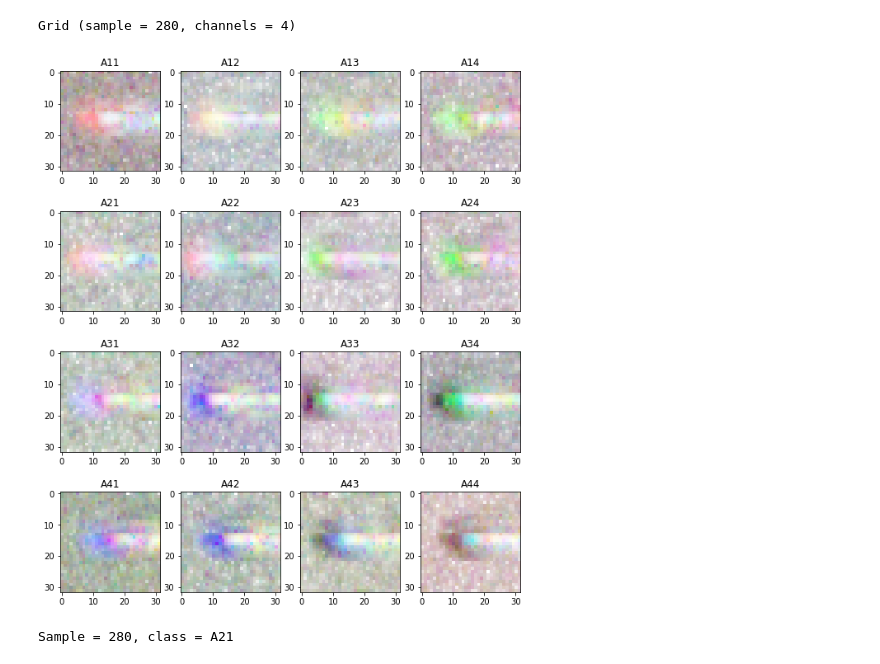
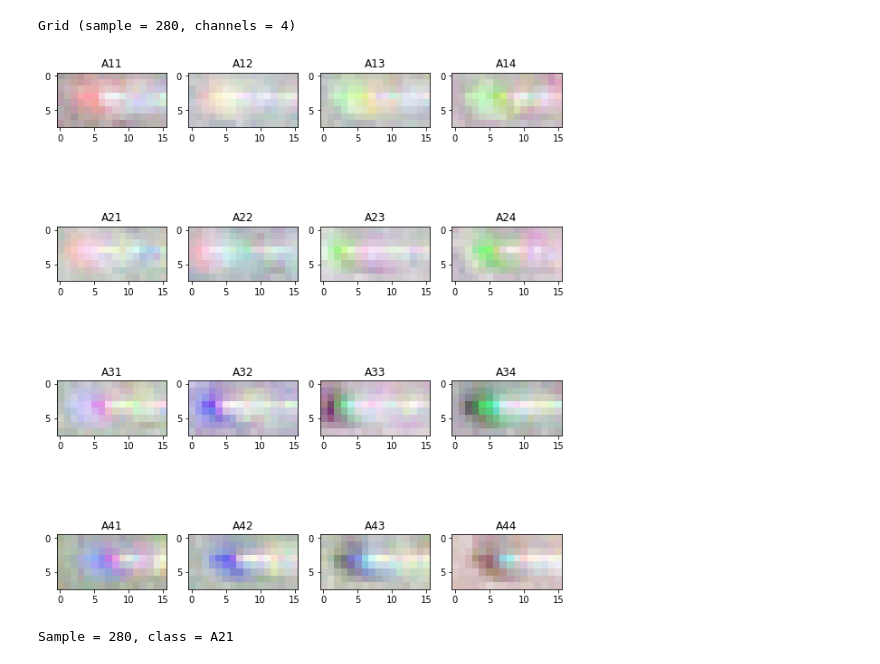
Before and after one commit to YaribNevarez/deep-learning-approach-for-detection-and-localization-of-structural-anomalies, a Jupyter notebook: piezo_sensor_setup/model.ipynb, the cells around one changed output. Saved outputs shown, nothing was run; the diff lists cells and outputs as text; code cells hidden in the pictures.

Commit message:
Crop and resize input tensor

```diff
--- a/piezo_sensor_setup/model.ipynb
+++ b/piezo_sensor_setup/model.ipynb
@@ -21,49 +21,52 @@ def unzip_samples(file = "data.zip", overwrite = False):
         with zipfile.ZipFile(file, 'r') as zip_ref:
             zip_ref.extractall(".")
 
-def generate_datasets(zip_data_path = "data.zip", train_set_path = "train_set", test_set_path = "test_set", validation_set_path = "validation_set", channels = 4):
+def generate_datasets(zip_data_path = "data.zip", train_set_path = "train_set", test_set_path = "test_set", validation_set_path = "validation_set", channels = 4, crop_area = (0, 0, 32, 32), size = (32, 32)):
     unzip_samples(zip_data_path)
-    generate_tensors(train_set_path, sample_start = 1, sample_end = 200, channels = channels)
-    generate_tensors(test_set_path, sample_start = 201, sample_end = 250, channels = channels)
-    generate_tensors(validation_set_path, sample_start = 251, sample_end = 300, channels = channels)
+    generate_tensors(train_set_path, sample_start = 1, sample_end = 200, channels = channels, crop_area = crop_area, size = size)
+    generate_tensors(test_set_path, sample_start = 201, sample_end = 250, channels = channels, crop_area = crop_area, size = size)
+    generate_tensors(validation_set_path, sample_start = 251, sample_end = 300, channels = channels, crop_area = crop_area, size = size)
 
 def sample_path(class_name, sample, channel):
     png_path = "data/" + class_name + "/dat_ch" + str(channel) + "_" + str(sample) + ".png"
     return png_path
 
-def show_sample(class_name, sample):
+def show_sample(class_name, sample, crop_area = (0, 0, 32, 32), size = (32, 32)):
     print("Sample = {}, class = {}".format(sample, class_name))
     fig, ax = plt.subplots(1, 4)
     fig.set_figwidth(10)
     fig.set_figheight(10)
     for i in range(4):
-        im = Image.open(sample_path(class_name = class_name, sample = sample, channel = i+1), "r")
+        im = Image.open(sample_path(class_name = class_name, sample = sample, channel = i+1), "r").crop(crop_area).resize(size)
         ax[i].set_title("Ch {}".format(i+1))
         ax[i].imshow(im)
     fig.show()
 
-def show_grid(sample, channels = 4):
+def show_grid(sample, channels = 4, crop_area = (0, 0, 32, 32), size = (32, 32)):
     print("Grid (sample = {}, channels = {})".format(sample, channels))
     fig, ax = plt.subplots(4, 4)
     fig.set_figwidth(10)
     fig.set_figheight(12)
-    matrix = np.zeros((32, 32, channels), dtype="uint8")
+    matrix = np.zeros((size[1], size[0], channels), dtype="uint8")
     for row in range(4):
         for col in range(4):
             class_name = "A" + str(row + 1) + str(col + 1)
             for ch in range(channels):
-                matrix[:, :, ch] = np.array(Image.open(sample_path(class_name = class_name, sample = sample, channel = ch + 1), "r"))
+                matrix[:, :, ch] = np.array(Image.open(sample_path(class_name = class_name, sample = sample, channel = ch + 1), "r").crop(crop_area).resize(size))
             ax[row, col].set_title(class_name)
             ax[row, col].imshow(matrix)
     plt.show()
 
-def generate_sample_tensor(class_name = "A11", sample = 1, channels = 4):
-    tensor = np.zeros((32, 32, channels), dtype="uint8")
+def generate_sample_tensor(class_name = "A11", sample = 1, channels = 4, crop_area = (0, 0, 32, 32), size = (32, 32)):
+    tensor = np.zeros((size[1], size[0], channels), dtype="uint8")
     for ch in range(channels):
-        tensor[:, :, ch] = np.array(Image.open(sample_path(class_name = class_name, sample = sample, channel = ch + 1), "r"))
+        img = Image.open(sample_path(class_name = class_name, sample = sample, channel = ch + 1), "r")
+        img = img.crop(crop_area)
+        img = img.resize(size)
+        tensor[:, :, ch] = np.array(img)
     return tensor
 
-def generate_tensors(dest_path = "tensors", sample_start = 1, sample_end = 300, channels = 4, overwrite = False):
+def generate_tensors(dest_path = "tensors", sample_start = 1, sample_end = 300, channels = 4, crop_area = (0, 0, 32, 32), size = (32, 32), overwrite = False):
     if not os.path.exists(dest_path) or overwrite:
         for row in range(4):
             for col in range(4):
@@ -73,7 +76,7 @@ def generate_tensors(dest_path = "tensors", sample_start = 1, sample_end = 300,
                     os.makedirs(path)
                 for i in range(sample_start, sample_end + 1):
                     file_name = os.path.join(path, "data_" + str(i))
-                    tensor = generate_sample_tensor(class_name = class_name, sample = i, channels = channels)
+                    tensor = generate_sample_tensor(class_name = class_name, sample = i, channels = channels, crop_area = crop_area, size = size)
                     np.save(file_name, tensor)
 
 def create_labeled_data(srs_path = "tensors", label_type = "categorical"):
@@ -223,7 +226,10 @@ train_set_path = "train_set"
 test_set_path = "test_set"
 validation_set_path = "validation_set"
 
+crop_area = (0, 8, 32, 24)
+size = (16, 8)
+
 channel_sensors = 4
 
-generate_datasets (zip_data_path, train_set_path, test_set_path, validation_set_path, channels = channel_sensors)
+generate_datasets (zip_data_path, train_set_path, test_set_path, validation_set_path, channels = channel_sensors, crop_area = crop_area, size = size)
 # %%
@@ -317,6 +286,6 @@ Input sample = validation_set/A33/data_289.npy, model prediction = A33
 # %%
-show_grid(sample = 280)
+show_grid(sample = 280, crop_area = crop_area, size = size)
 # %% [output]
 Grid (sample = 280, channels = 4)
-[figure, old version]
+[figure, new version]
 # %%
```
Also changed, not shown: parts of 6 cells of this notebook, 4 other files.
